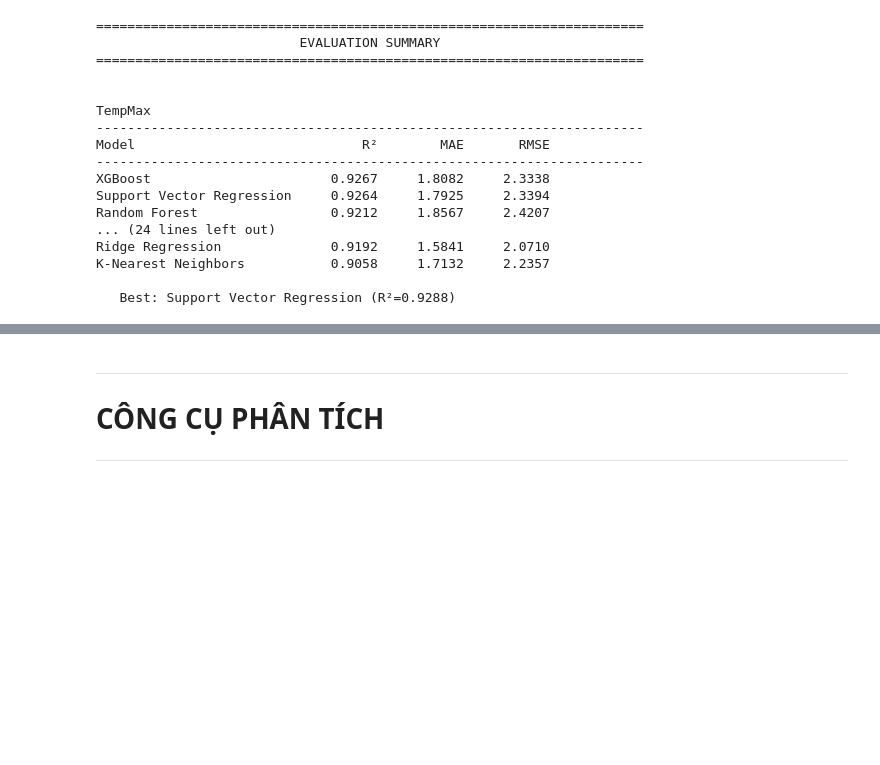
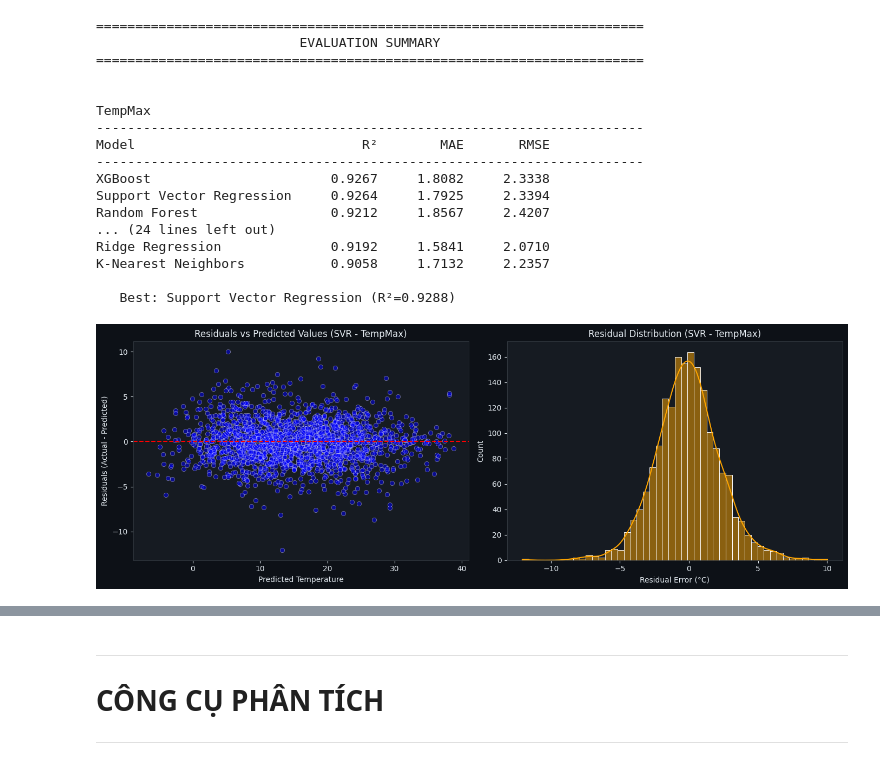
Before and after one commit to iLogicus/weather-ml-project, a Jupyter notebook: notebooks/exploratory_analysis.ipynb, the cells around one changed output, grey strips where cells are left out. Saved outputs shown, nothing was run; the diff lists cells and outputs as text; code cells hidden in the pictures; blank space fills up the shorter version.

```diff
--- a/notebooks/exploratory_analysis.ipynb
+++ b/notebooks/exploratory_analysis.ipynb
@@ -876,4 +874,38 @@ Ridge Regression              0.9192     1.5841     2.0710
 K-Nearest Neighbors           0.9058     1.7132     2.2357
 
    Best: Support Vector Regression (R²=0.9288)
+# %%
+# Gọi hàm vẽ Residual Plot để đánh giá sự phân tán của sai số
+import matplotlib.pyplot as plt
+import seaborn as sns
+
+def plot_residual_analysis(y_true, y_pred, model_name="SVR"):
+    residuals = y_true - y_pred
+
+    fig, ax = plt.subplots(1, 2, figsize=(14, 5))
+
+    # Biểu đồ 1: Residuals vs Predicted (Kiểm tra phương sai sai số không đổi)
+    sns.scatterplot(x=y_pred, y=residuals, alpha=0.5, ax=ax[0], color='blue')
+    ax[0].axhline(y=0, color='red', linestyle='--')
+    ax[0].set_title(f'Residuals vs Predicted Values ({model_name})')
+    ax[0].set_xlabel('Predicted Temperature')
+    ax[0].set_ylabel('Residuals (Actual - Predicted)')
+
+    # Biểu đồ 2: Phân phối của Residuals (Kiểm tra phân phối chuẩn)
+    sns.histplot(residuals, kde=True, ax=ax[1], color='orange')
+    ax[1].set_title(f'Residual Distribution ({model_name})')
+    ax[1].set_xlabel('Residual Error (°C)')
+
+    plt.tight_layout()
+    plt.show()
+
+target_name = 'TempMax'
+model_name = 'SVR'
+
+y_test_plot = training_results[target_name][model_name]['y_true']
+y_pred_plot = training_results[target_name][model_name]['y_pred']
+
+plot_residual_analysis(y_test_plot, y_pred_plot, f"{model_name} - {target_name}")
+# %% [output]
+[figure, added]
 # %% [markdown]
```
Also changed, not shown: parts of 28 cells of this notebook.
